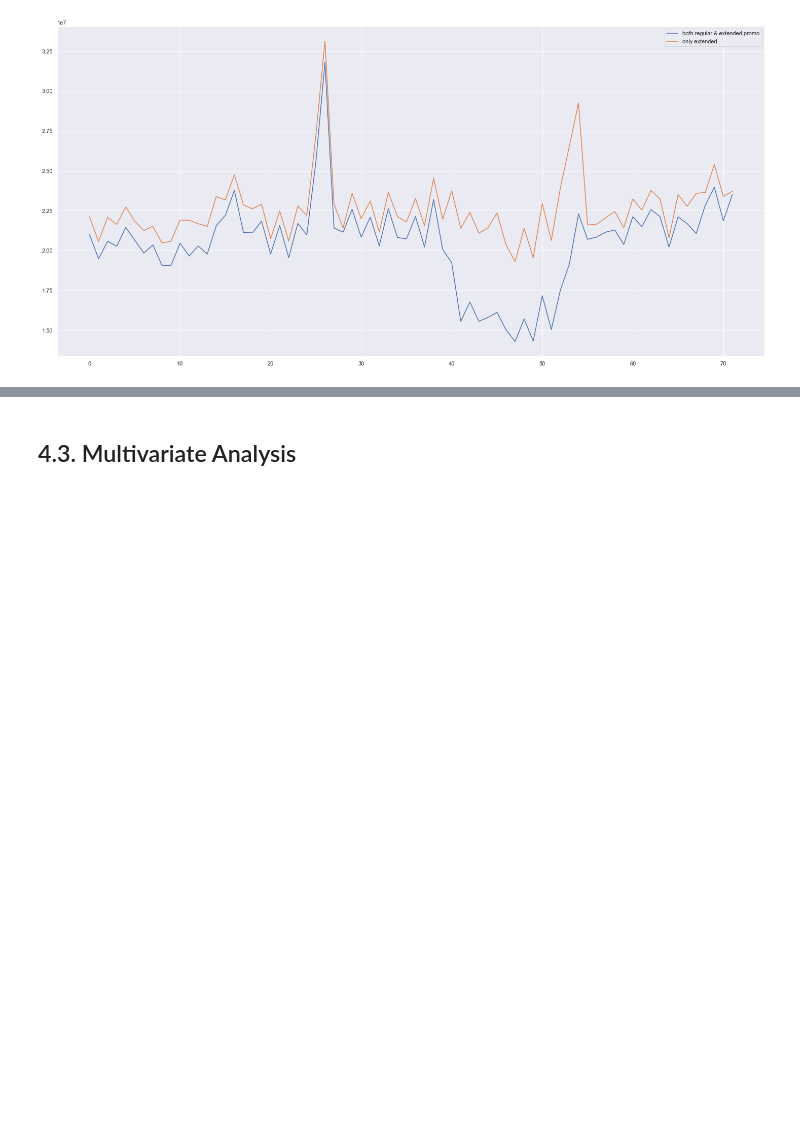
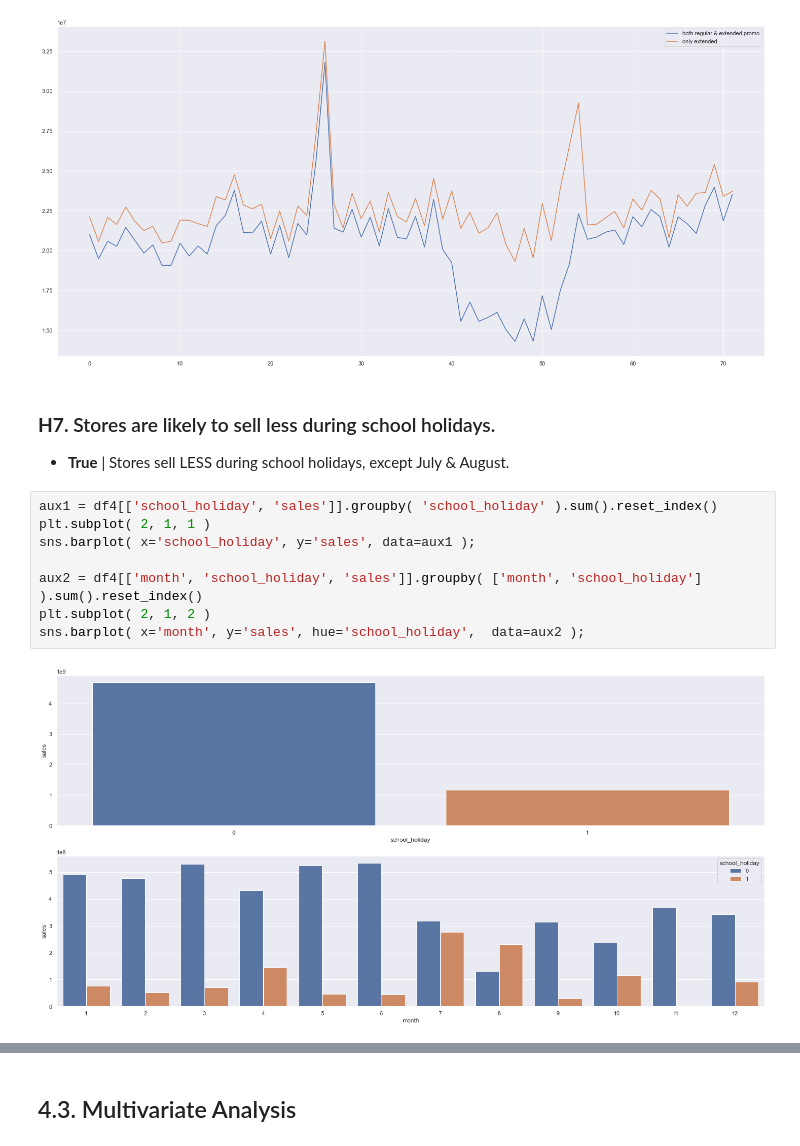
Before and after one commit to emidiovaleretto/rossmann-sales-prediction, a Jupyter notebook: Store_Sales_Prediction.ipynb, the cells around one changed output, grey strips where cells are left out. Cells and saved outputs as stored; diff of their text form; blank space fills up the shorter version.

```diff
--- a/Store_Sales_Prediction.ipynb
+++ b/Store_Sales_Prediction.ipynb
@@ -637,3 +637,16 @@ plt.legend( labels=['both regular & extended promo', 'only extended'] )
 # %% [output]
 <matplotlib.legend.Legend at 0x...>
 [figure]
+# %% [markdown]
+### **H7.** Stores are likely to sell less during school holidays.
+ - **True** | Stores sell LESS during school holidays, except July & August.
+# %%
+aux1 = df4[['school_holiday', 'sales']].groupby( 'school_holiday' ).sum().reset_index()
+plt.subplot( 2, 1, 1 )
+sns.barplot( x='school_holiday', y='sales', data=aux1 );
+
+aux2 = df4[['month', 'school_holiday', 'sales']].groupby( ['month', 'school_holiday'] ).sum().reset_index()
+plt.subplot( 2, 1, 2 )
+sns.barplot( x='month', y='sales', hue='school_holiday',  data=aux2 );
+# %% [output]
+[figure, added]
```
Also changed, not shown: parts of 17 cells of this notebook.
